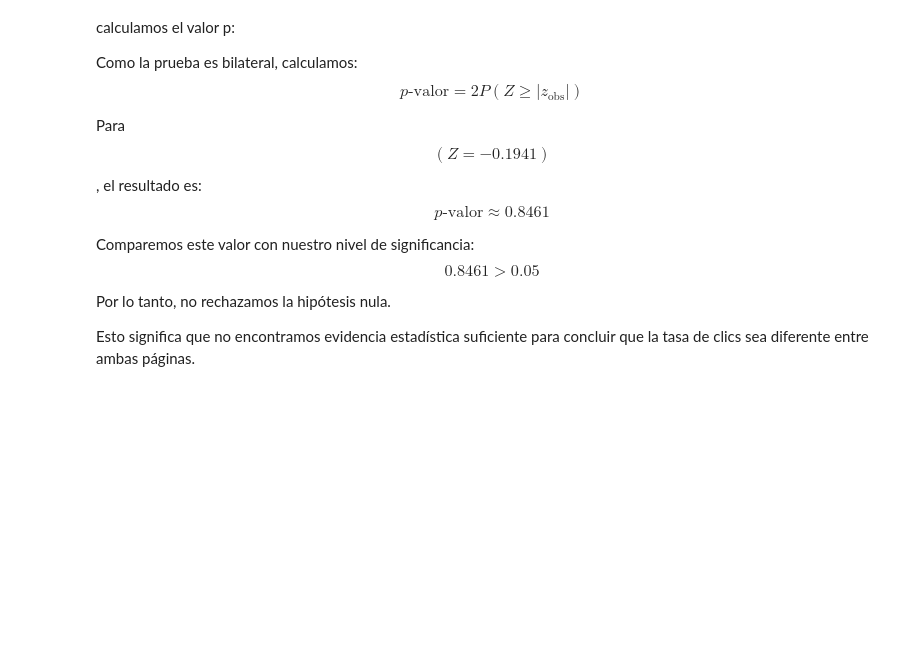
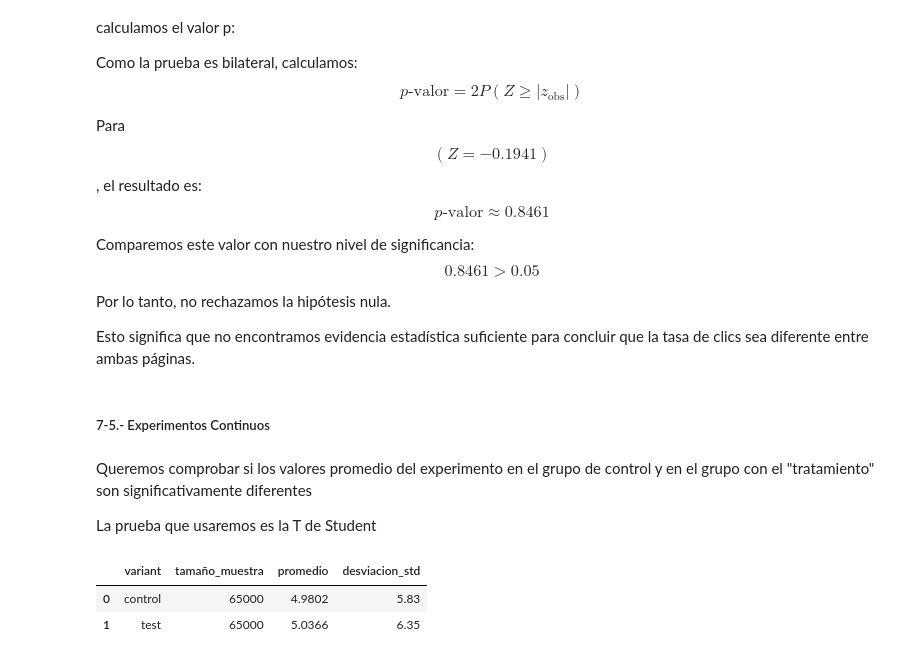
Before and after one commit to user14721068/SQL, a Jupyter notebook: 7.-Análisis de experimentos.ipynb, the cells around one changed output. Saved outputs shown, nothing was run; the diff lists cells and outputs as text; code cells hidden in the pictures; blank space fills up the shorter version.

```diff
--- a/7.-Análisis de experimentos.ipynb
+++ b/7.-Análisis de experimentos.ipynb
@@ -287,3 +287,30 @@ $$
 Por lo tanto, no rechazamos la hipótesis nula.
 
 Esto significa que no encontramos evidencia estadística suficiente para concluir que la tasa de clics sea diferente entre ambas páginas.
+# %% [markdown]
+##### 7-5.- Experimentos Continuos
+# %% [markdown]
+Queremos comprobar si los valores promedio del experimento en el grupo de control y en el grupo con el "tratamiento" son significativamente diferentes
+
+La prueba que usaremos es la T de Student
+# %%
+# Obtener por cada grupo el numero de intentos totales, el promedio de visitas y la desviación estandar */
+
+
+query = r"""
+select
+    variant,
+    count(*) as tamaño_muestra,
+    avg(views) as promedio,
+    round(std(views),2) as desviacion_std
+from
+    experimentos.paginaweb
+group by
+    1;
+"""
+df = pd.read_sql(text(query),engine)
+df.head(10)
+# %% [output]
+|  | variant | tamaño_muestra | promedio | desviacion_std |
+| 0 | control | 65000 | 4.9802 | 5.83 |
+| 1 | test | 65000 | 5.0366 | 6.35 |
```
Also changed, not shown: parts of 26 cells of this notebook.
